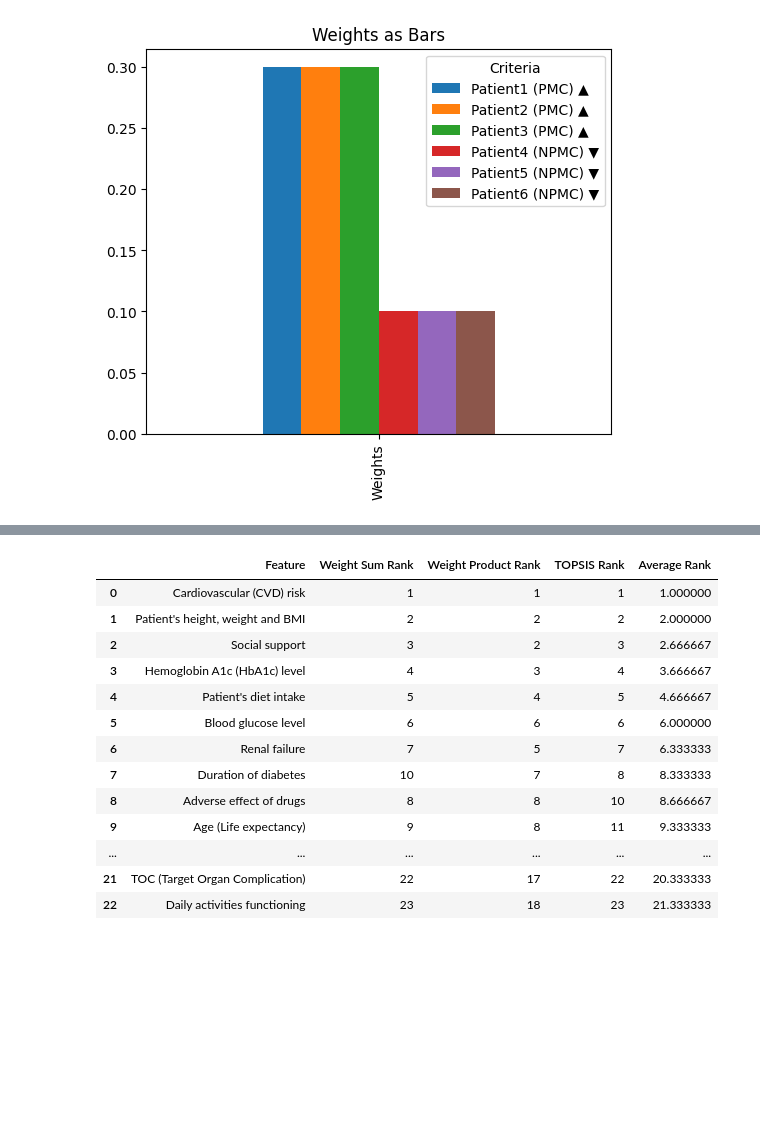
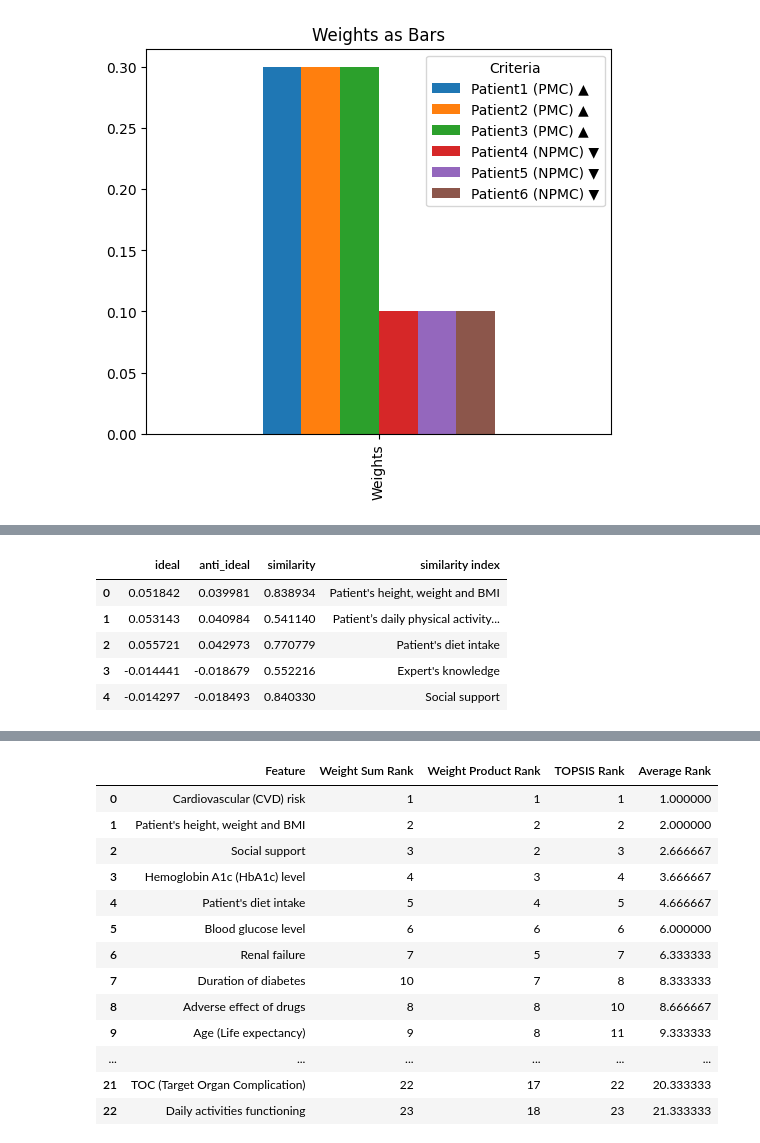
Before and after one commit to CIRGIIUM/Fuzzy-TOPSIS, a Jupyter notebook: 3.3 - Diabetes_Topsis_RankCriteria.ipynb, the cells around one changed output, grey strips where cells are left out. Saved outputs shown, nothing was run; the diff lists cells and outputs as text; code cells hidden in the pictures; blank space fills up the shorter version.

```diff
--- a/3.3 - Diabetes_Topsis_RankCriteria.ipynb
+++ b/3.3 - Diabetes_Topsis_RankCriteria.ipynb
@@ -248,28 +313,35 @@ plt.show()
 # %%
-# import numpy as np
+import numpy as np
 
-# e_ = rankTOPSIS.e_
+e_ = rankTOPSIS.e_
 
-# # Find the maximum length among the arrays
-# max_length = max(len(e_.ideal), len(e_.anti_ideal), len(e_.similarity))
+# Find the maximum length among the arrays
+max_length = max(len(e_.ideal), len(e_.anti_ideal), len(e_.similarity))
 
-# # Pad the arrays with NaN values to make them the same length
-# e_.ideal = np.pad(e_.ideal, (0, max_length - len(e_.ideal)), 'constant', constant_values=(np.nan,))
-# e_.anti_ideal = np.pad(e_.anti_ideal, (0, max_length - len(e_.anti_ideal)), 'constant', constant_values=(np.nan,))
-# e_.similarity = np.pad(e_.similarity, (0, max_length - len(e_.similarity)), 'constant', constant_values=(np.nan,))
+# Pad the arrays with NaN values to make them the same length
+e_.ideal = np.pad(e_.ideal, (0, max_length - len(e_.ideal)), 'constant', constant_values=(np.nan,))
+e_.anti_ideal = np.pad(e_.anti_ideal, (0, max_length - len(e_.anti_ideal)), 'constant', constant_values=(np.nan,))
+e_.similarity = np.pad(e_.similarity, (0, max_length - len(e_.similarity)), 'constant', constant_values=(np.nan,))
 
 
 
-# data = {
-#     'ideal': e_.ideal,
-#     'anti_ideal': e_.anti_ideal,
-#     'similarity': e_.similarity,
-#     'similarity index': alternatives
-# }
+data = {
+    'ideal': e_.ideal,
+    'anti_ideal': e_.anti_ideal,
+    'similarity': e_.similarity,
+    'similarity index': alternatives
+}
 
-# # Create the DataFrame
-# df = pd.DataFrame(data)
+# Create the DataFrame
+df = pd.DataFrame(data)
 
-# # Print the DataFrame
-# df.head()
+# Print the DataFrame
+df.head()
+# %% [output]
+|  | ideal | anti_ideal | similarity | similarity index |
+| 0 | 0.051842 | 0.039981 | 0.838934 | Patient's height, weight and BMI |
+| 1 | 0.053143 | 0.040984 | 0.541140 | Patient’s daily physical activity... |
+| 2 | 0.055721 | 0.042973 | 0.770779 | Patient's diet intake |
+| 3 | -0.014441 | -0.018679 | 0.552216 | Expert's knowledge |
+| 4 | -0.014297 | -0.018493 | 0.840330 | Social support |
 # %%
```
Also changed, not shown: parts of 15 cells of this notebook.
